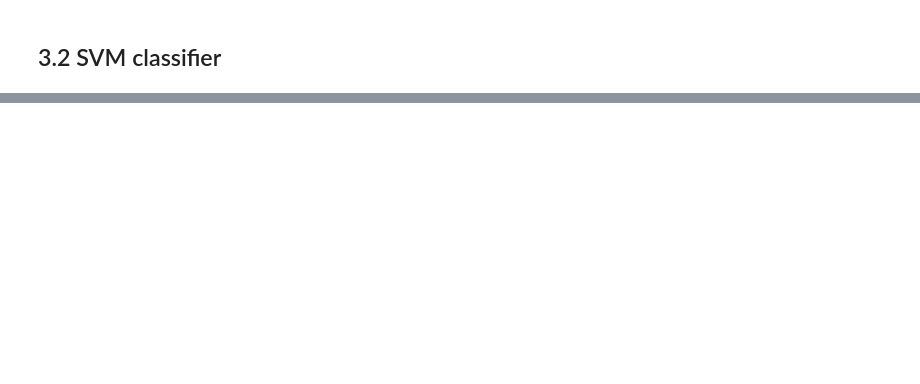
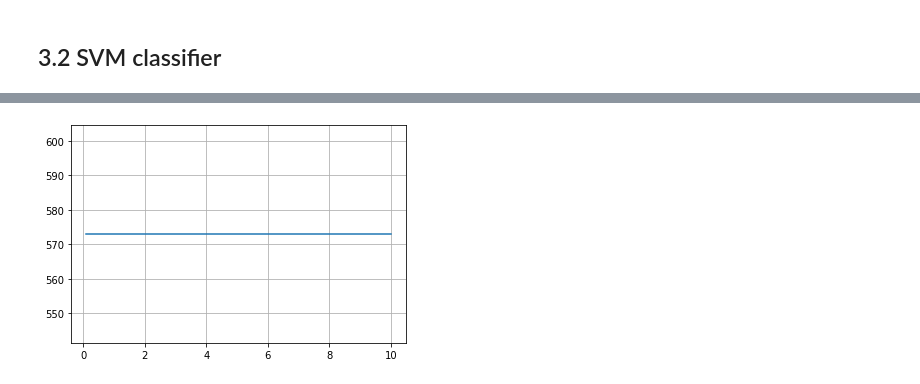
Before and after one commit to keshuw726/CS532-Course-Project, a Jupyter notebook: code/CS532_Project_Asteroids_Classification.ipynb, the cells around one changed output, grey strips where cells are left out. Drawn from its saved outputs; the diff is of its cells as text; code cells hidden in the pictures; blank space fills up the shorter version.

```diff
--- a/code/CS532_Project_Asteroids_Classification.ipynb
+++ b/code/CS532_Project_Asteroids_Classification.ipynb
@@ -549,0 +608,4 @@ Average accuracy:  0.9068230277185503
+# %%
+indi = np.multiply(y_train,X_train@w)
+ind = np.where(indi<1, 1, 0)
+np.sum(ind)
@@ -549,0 +614,2 @@ Average accuracy:  0.9068230277185503
+# %%
+vw = -np.multiply(np.multiply(y_train,ind),X_train)
@@ -549,0 +620,5 @@ Average accuracy:  0.9068230277185503
+# %%
+lam=0.01
+# %%
+grad = np.sum(vw, axis=0).reshape(w.shape) + 2 * lam * w
+grad
@@ -549,0 +679,52 @@ Average accuracy:  0.9068230277185503
+# %%
+Lambda = np.logspace(-1, 1, base=10, num=10)
+
+Acc = []
+Bias = []
+Variance = []
+Loss = []
+loss_opt = 10**6
+acc_opt = 0
+lam_opt = None
+Er_num = []
+
+A = X_train
+d = y_train
+
+lam = 1
+max_iter = 10**3
+tol = 10**(-3)
+tau = 1/np.linalg.norm(A,2)**2
+tau = 0.1
+n = A.shape[1]
+w = np.zeros((n,1))
+
+for lam in Lambda:
+    for j in range(max_iter):
+    #     print(w)
+        w_old = w
+        indi = np.multiply(d, A@w_old)
+        ind = np.where(indi<1, 1, 0)
+        vw = -np.multiply(d, A)
+        grad = np.sum(np.multiply(vw, ind), axis=0).reshape(w_old.shape) + 2 * lam * w_old
+        w = w_old - tau * grad
+
+        err_num = np.sum(np.sign(A@w) != d)
+#         print("iteration:", j, "err number:", err_num)
+        if np.linalg.norm(w - w_old) < tol:
+            break
+    Er_num.append(err_num)
+
+
+plt.figure()
+plt.plot(Lambda, Er_num)
+plt.grid()
+plt.show()
+# print("Accuracy: " +str(acc) +". Number of misclassification: " +str(err_num))
+
+
+# print()
+# print("Average error number: ", np.mean(Er_num))
+# print("Average accuracy: ", np.mean(Acc))
+# %% [output]
+[figure, added]
```
Also changed, not shown: parts of 15 cells of this notebook.
